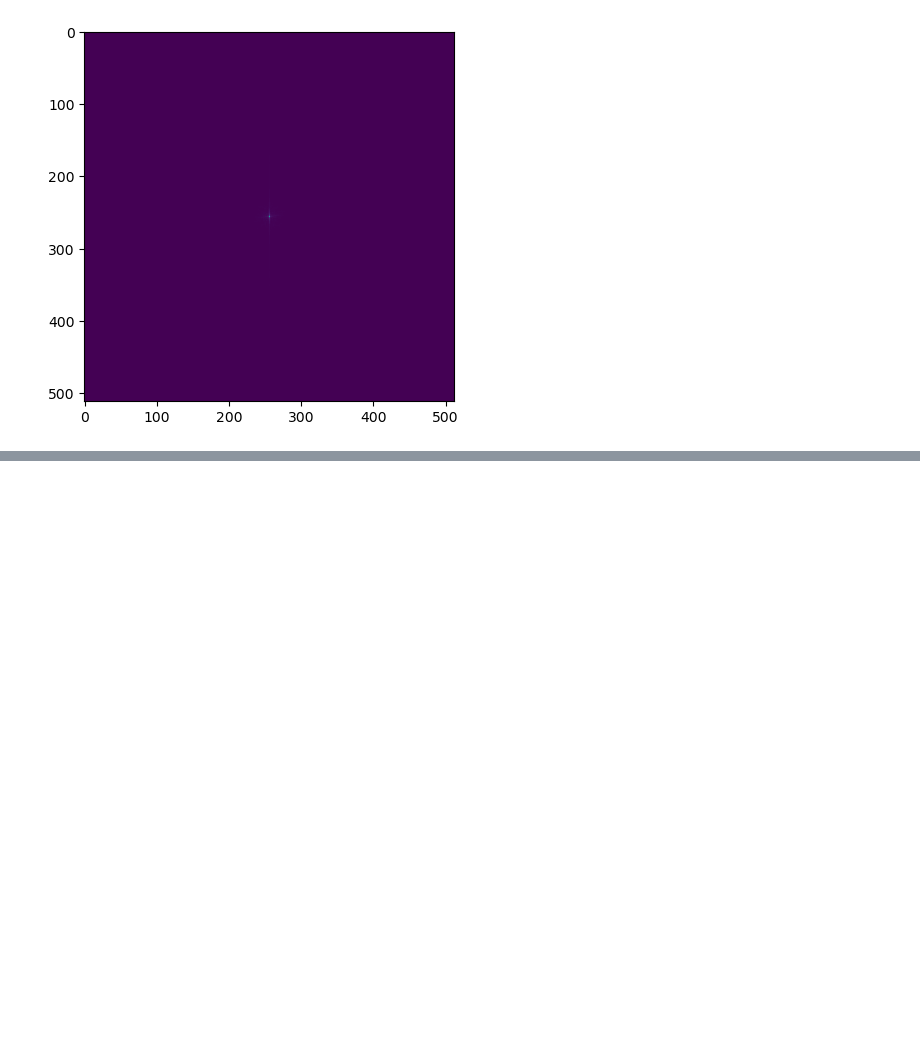
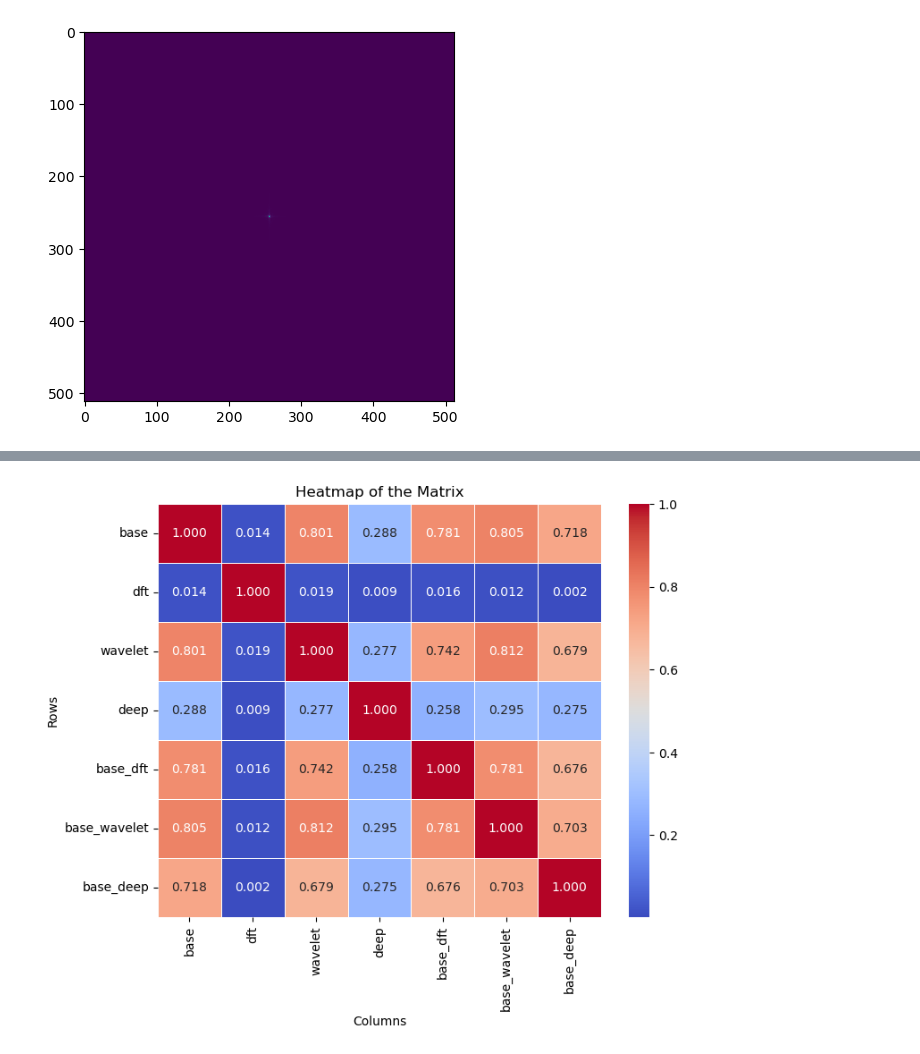
Before and after one commit to theson-vu/floodsegmentation, a Jupyter notebook: correlation.ipynb, the cells around one changed output, grey strips where cells are left out. Drawn from its saved outputs; the diff is of its cells as text; code cells hidden in the pictures; blank space fills up the shorter version.

```diff
--- a/correlation.ipynb
+++ b/correlation.ipynb
@@ -215,0 +323,2 @@ plt.imshow(X_ap[:, -12:, :, :].cpu().squeeze(0)[4, :, :])
+# %%
+res1 = correlate_models(seed1, 50)
@@ -215,0 +376,20 @@ plt.imshow(X_ap[:, -12:, :, :].cpu().squeeze(0)[4, :, :])
+# %%
+
+df = pd.DataFrame(res1)
+cols = ['base', 'dft', 'wavelet', 'deep', 'base_dft', 'base_wavelet', 'base_deep']
+
+# Create a pandas DataFrame with row and column labels
+df = pd.DataFrame(np.round(res1, 3), columns=cols, index=cols)
+
+plt.figure(figsize=(8, 6))
+sns.heatmap(df, annot=True, cmap="coolwarm", cbar=True, fmt=".3f", linewidths=0.5)
+
+# Customize the plot
+plt.title('Heatmap of the Matrix')
+plt.xlabel('Columns')
+plt.ylabel('Rows')
+
+# Show the plot
+plt.show()
+# %% [output]
+[figure, added]
```
Also changed, not shown: parts of 22 cells of this notebook, 4 other files.
